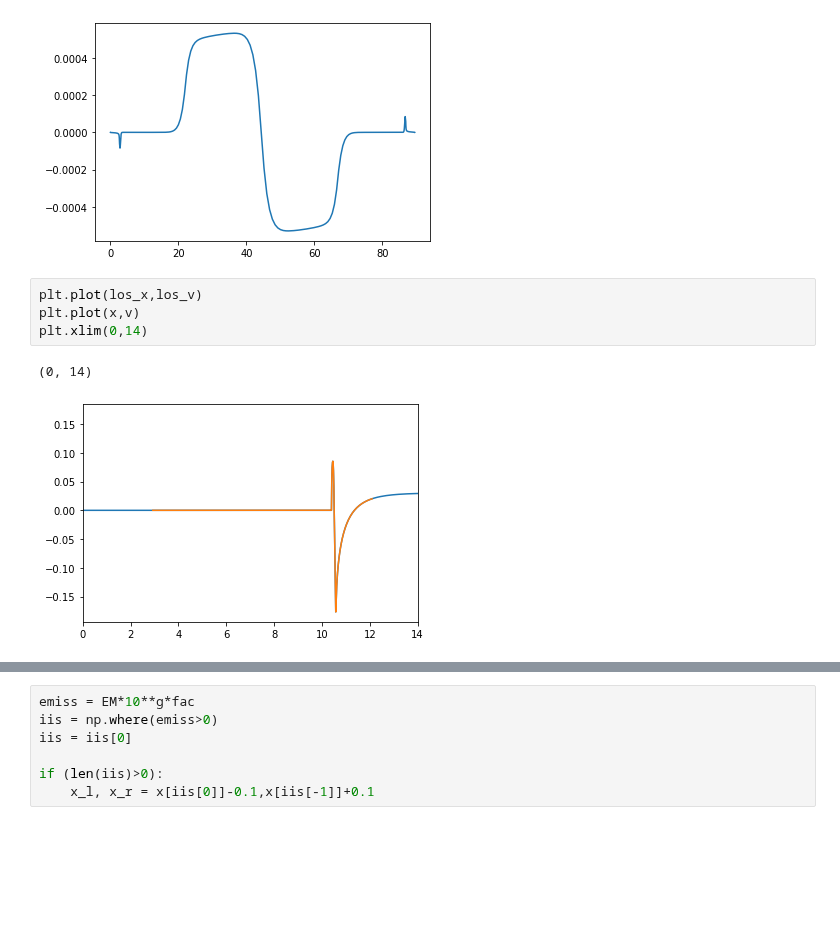
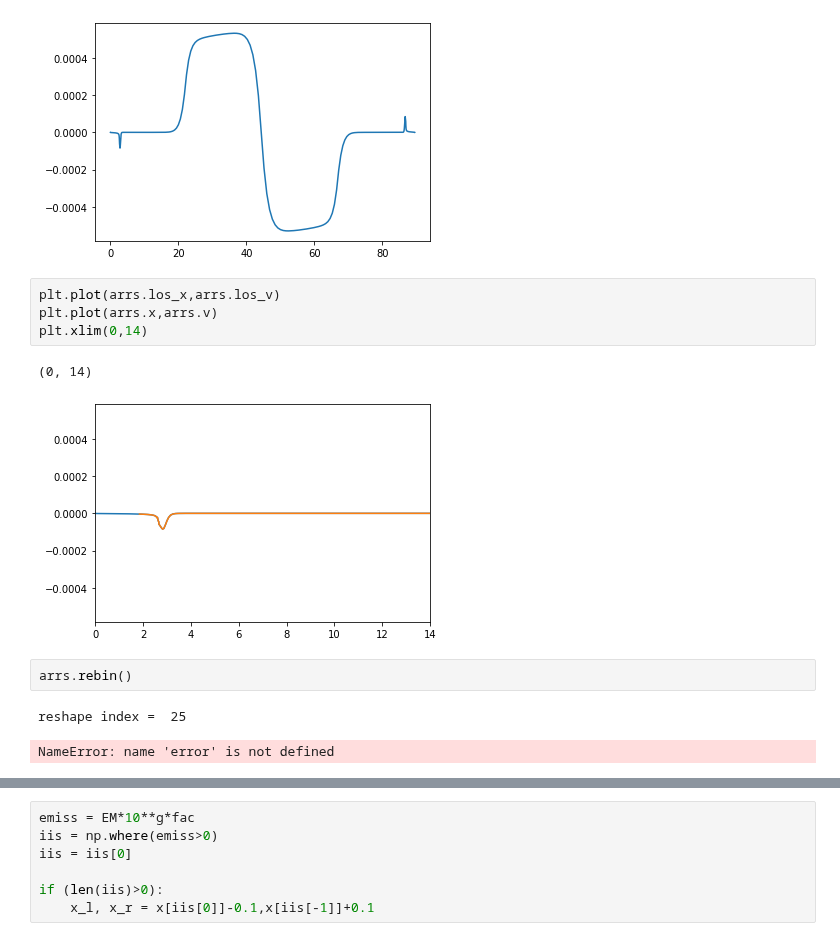
Before and after one commit to wilashfie/synth_spec, a Jupyter notebook: test_plot.ipynb, the cells around one changed output, grey strips where cells are left out. Drawn from its saved outputs; the diff is of its cells as text; blank space fills up the shorter version.

```diff
--- a/test_plot.ipynb
+++ b/test_plot.ipynb
@@ -24,9 +24,14 @@ plt.plot(arrs.los_x,arrs.los_v)
 [<matplotlib.lines.Line2D at 0x...>]
 [figure]
 # %%
-plt.plot(los_x,los_v)
-plt.plot(x,v)
+plt.plot(arrs.los_x,arrs.los_v)
+plt.plot(arrs.x,arrs.v)
 plt.xlim(0,14)
 # %% [output]
 (0, 14)
-[figure, old version]
+[figure, new version]
+# %%
+arrs.rebin()
+# %% [output]
+reshape index =  25
+NameError: name 'error' is not defined
```
Also changed, not shown: parts of 1 cell of this notebook, 1 other file.
